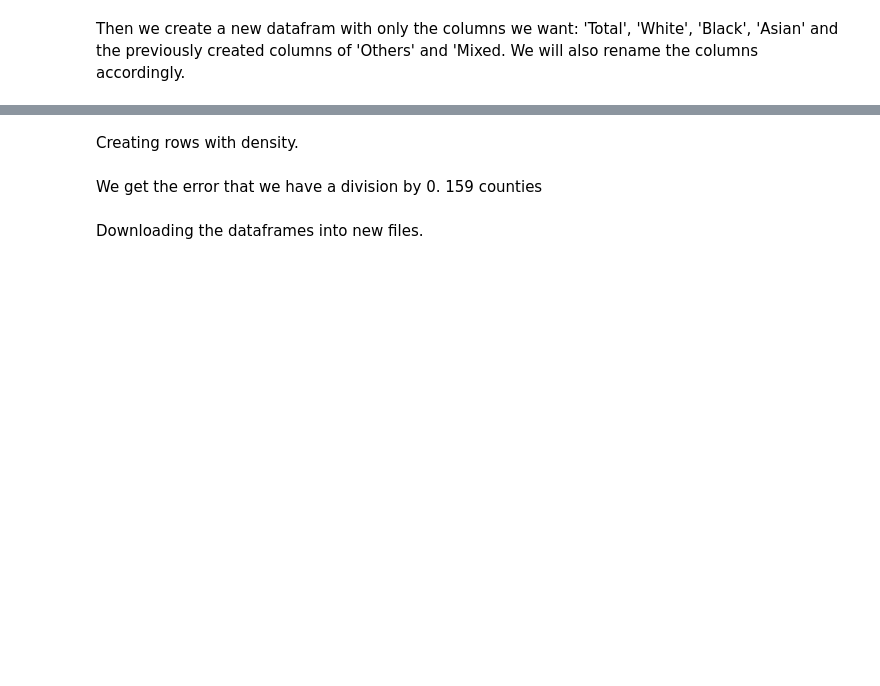
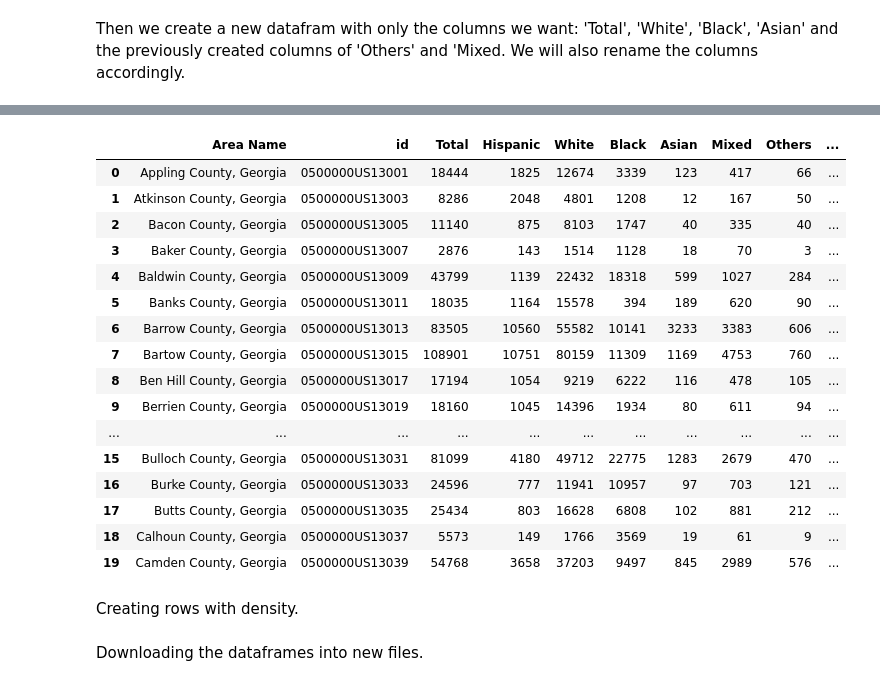
Before and after one commit to zzoeys/freecakefridays, a Jupyter notebook: data-preparation.ipynb, the cells around one changed output, grey strips where cells are left out. Cells and saved outputs as stored; diff of their text form; code cells hidden in the pictures; blank space fills up the shorter version.

```diff
--- a/data-preparation.ipynb
+++ b/data-preparation.ipynb
@@ -39,5 +46,23 @@ print(race.head())
 # %%
-print(race.head(20))
+race.head(20)
+# %% [output]
+|  | Area Name | id | Total | Hispanic | White | Black | Asian | Mixed | Others | ... |
+| 0 | Appling County, Georgia | 0500000US13001 | 18444 | 1825 | 12674 | 3339 | 123 | 417 | 66 | ... |
+| 1 | Atkinson County, Georgia | 0500000US13003 | 8286 | 2048 | 4801 | 1208 | 12 | 167 | 50 | ... |
+| 2 | Bacon County, Georgia | 0500000US13005 | 11140 | 875 | 8103 | 1747 | 40 | 335 | 40 | ... |
+| 3 | Baker County, Georgia | 0500000US13007 | 2876 | 143 | 1514 | 1128 | 18 | 70 | 3 | ... |
+| 4 | Baldwin County, Georgia | 0500000US13009 | 43799 | 1139 | 22432 | 18318 | 599 | 1027 | 284 | ... |
+| 5 | Banks County, Georgia | 0500000US13011 | 18035 | 1164 | 15578 | 394 | 189 | 620 | 90 | ... |
+| 6 | Barrow County, Georgia | 0500000US13013 | 83505 | 10560 | 55582 | 10141 | 3233 | 3383 | 606 | ... |
+| 7 | Bartow County, Georgia | 0500000US13015 | 108901 | 10751 | 80159 | 11309 | 1169 | 4753 | 760 | ... |
+| 8 | Ben Hill County, Georgia | 0500000US13017 | 17194 | 1054 | 9219 | 6222 | 116 | 478 | 105 | ... |
+| 9 | Berrien County, Georgia | 0500000US13019 | 18160 | 1045 | 14396 | 1934 | 80 | 611 | 94 | ... |
+| ... | ... | ... | ... | ... | ... | ... | ... | ... | ... | ... |
+| 15 | Bulloch County, Georgia | 0500000US13031 | 81099 | 4180 | 49712 | 22775 | 1283 | 2679 | 470 | ... |
+| 16 | Burke County, Georgia | 0500000US13033 | 24596 | 777 | 11941 | 10957 | 97 | 703 | 121 | ... |
+| 17 | Butts County, Georgia | 0500000US13035 | 25434 | 803 | 16628 | 6808 | 102 | 881 | 212 | ... |
+| 18 | Calhoun County, Georgia | 0500000US13037 | 5573 | 149 | 1766 | 3569 | 19 | 61 | 9 | ... |
+| 19 | Camden County, Georgia | 0500000US13039 | 54768 | 3658 | 37203 | 9497 | 845 | 2989 | 576 | ... |
 # %% [markdown]
 Creating rows with density.
 # %%
@@ -48,5 +73,3 @@ for ind, row in race.iterrows():
   race.loc[ind,"Population Density: Asian"]= row ['Asian']/row['Total']
   race.loc[ind,"Population Density: Mixed"]=row['Mixed']/row["Total"]
   race.loc[ind,"Population Density: Others"]=row["Others"]/row["Total"]
-# %% [markdown]
-We get the error that we have a division by 0.  159 counties
```
Also changed, not shown: parts of 34 cells of this notebook, 14 other files.
